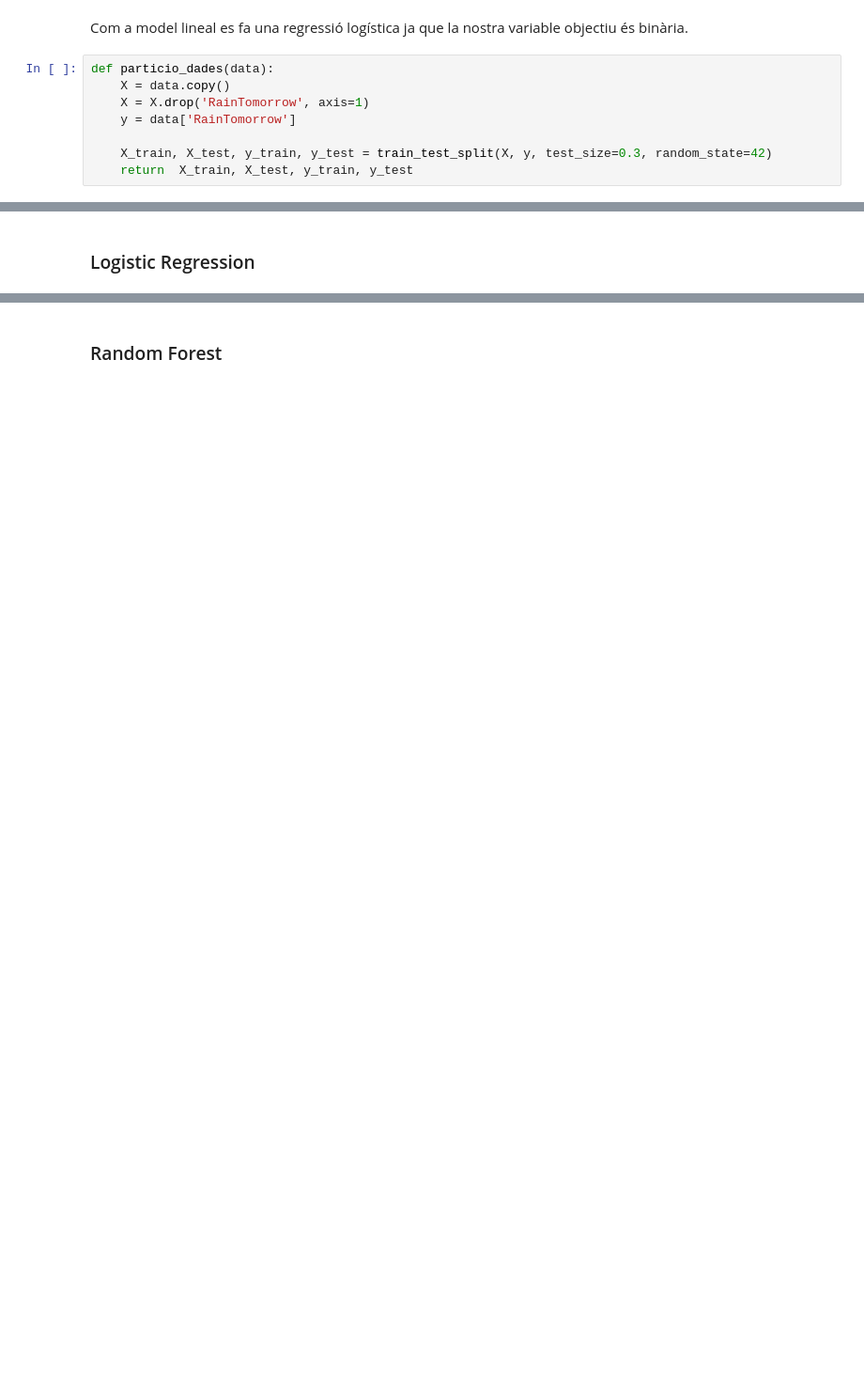
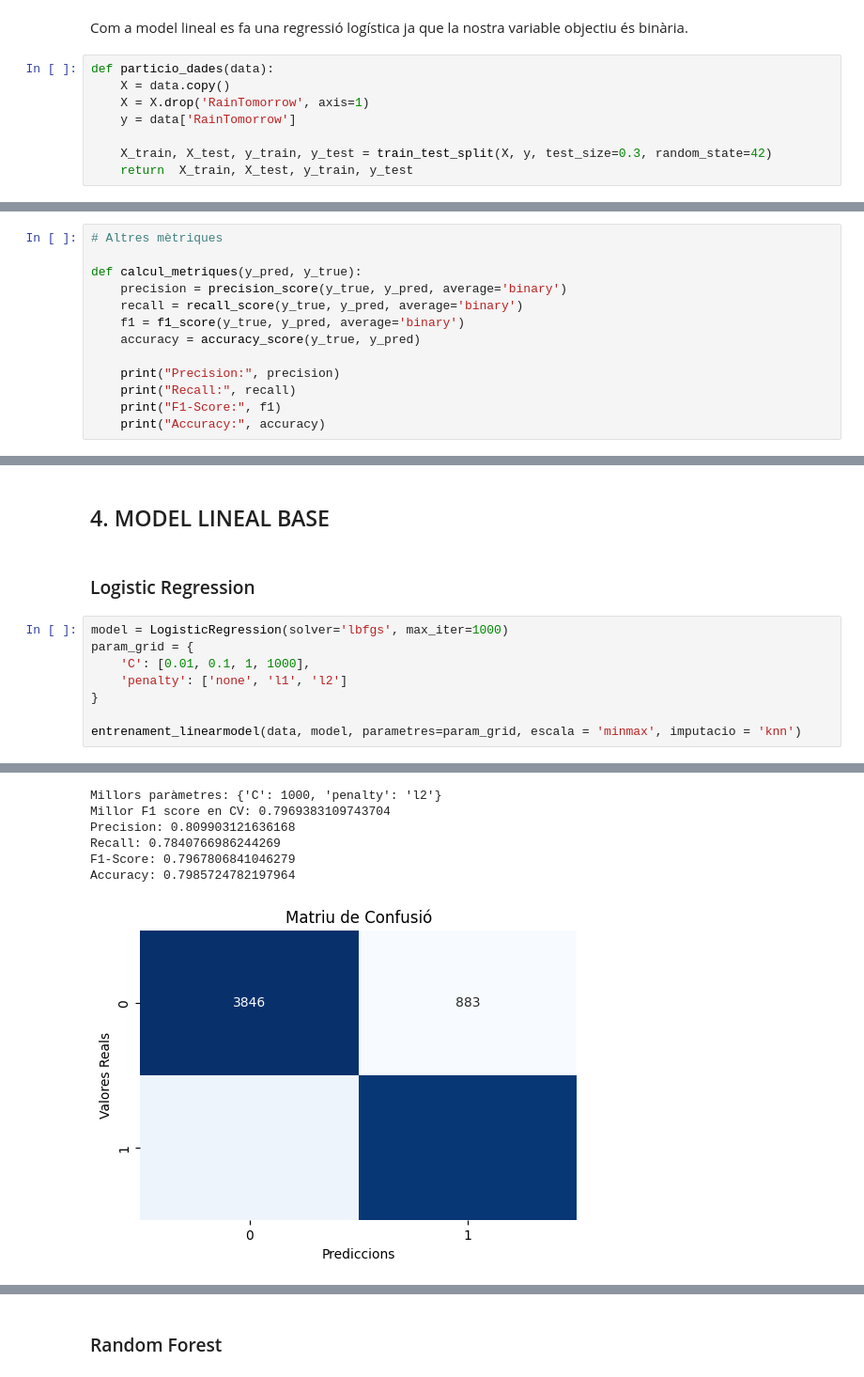
Before and after one commit to annacp04/Perceptro-multicapa, a Jupyter notebook: practica_xndl.ipynb, the cells around one changed output, grey strips where cells are left out. Shown at 94% size. Drawn from its saved outputs; the diff is of its cells as text; blank space fills up the shorter version.

```diff
--- a/practica_xndl.ipynb
+++ b/practica_xndl.ipynb
@@ -619,0 +648,13 @@ def entrenament(data, model, parametres=None, scale=False):
+# %%
+# Altres mètriques
+
+def calcul_metriques(y_pred, y_true):
+    precision = precision_score(y_true, y_pred, average='binary')
+    recall = recall_score(y_true, y_pred, average='binary')
+    f1 = f1_score(y_true, y_pred, average='binary')
+    accuracy = accuracy_score(y_true, y_pred)
+
+    print("Precision:", precision)
+    print("Recall:", recall)
+    print("F1-Score:", f1)
+    print("Accuracy:", accuracy)
@@ -620,2 +703,13 @@ def entrenament(data, model, parametres=None, scale=False):
+# %% [markdown]
+## 4. MODEL LINEAL BASE
 # %% [markdown]
 ### Logistic Regression
+# %%
+model = LogisticRegression(solver='lbfgs', max_iter=1000)
+param_grid = {
+    'C': [0.01, 0.1, 1, 1000],
+    'penalty': ['none', 'l1', 'l2']
+}
+
+entrenament_linearmodel(data, model, parametres=param_grid, escala = 'minmax', imputacio = 'knn')
+# %% [output]
@@ -621,0 +733,7 @@ def entrenament(data, model, parametres=None, scale=False):
+Millors paràmetres: {'C': 1000, 'penalty': 'l2'}
+Millor F1 score en CV: 0.7969383109743704
+Precision: 0.809903121636168
+Recall: 0.7840766986244269
+F1-Score: 0.7967806841046279
+Accuracy: 0.7985724782197964
+[figure, added]
```
Also changed, not shown: parts of 94 cells of this notebook.
